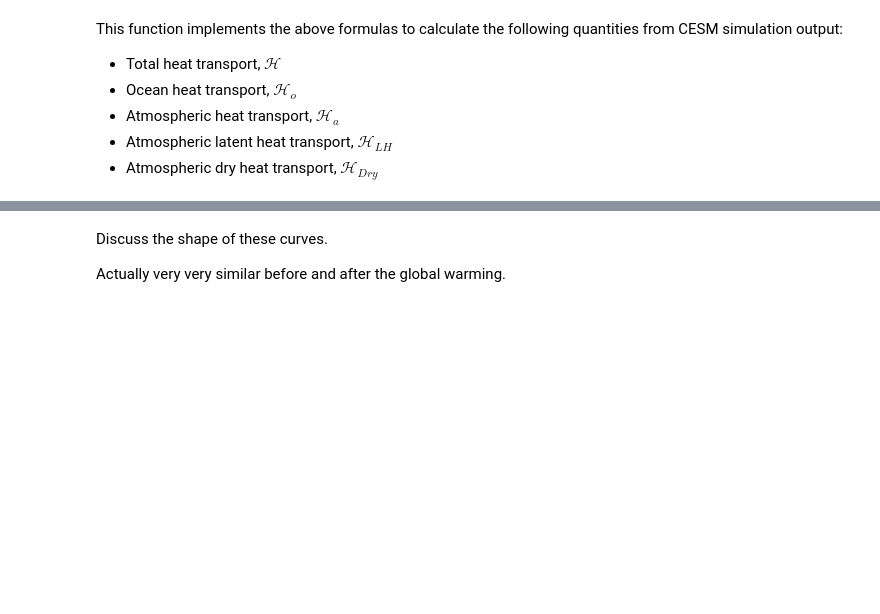
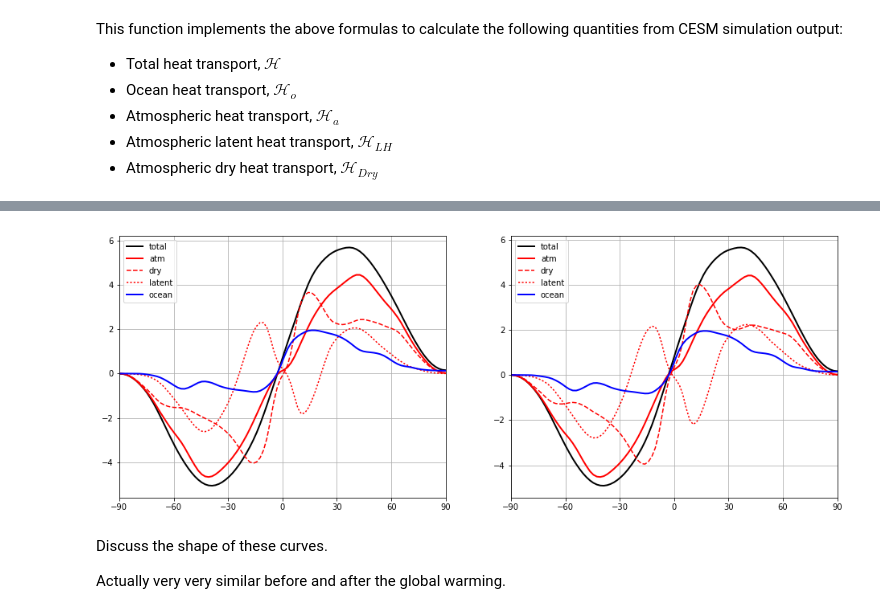
Before and after one commit to brian-rose/ClimateModeling_courseware, a Jupyter notebook: Lectures/Lecture13 -- Heat transport.ipynb, the cells around one changed output, grey strips where cells are left out. Drawn from its saved outputs; the diff is of its cells as text; code cells hidden in the pictures; blank space fills up the shorter version.

```diff
--- a/Lectures/Lecture13 -- Heat transport.ipynb
+++ b/Lectures/Lecture13 -- Heat transport.ipynb
@@ -826,3 +828,7 @@ for n, HT in enumerate([HT_control, HT_2xCO2]):
+# %%
+fig
+# %% [output]
+[figure, added]
 # %% [markdown]
 Discuss the shape of these curves.
 
```
Also changed, not shown: parts of 43 cells of this notebook, 1 other file.
